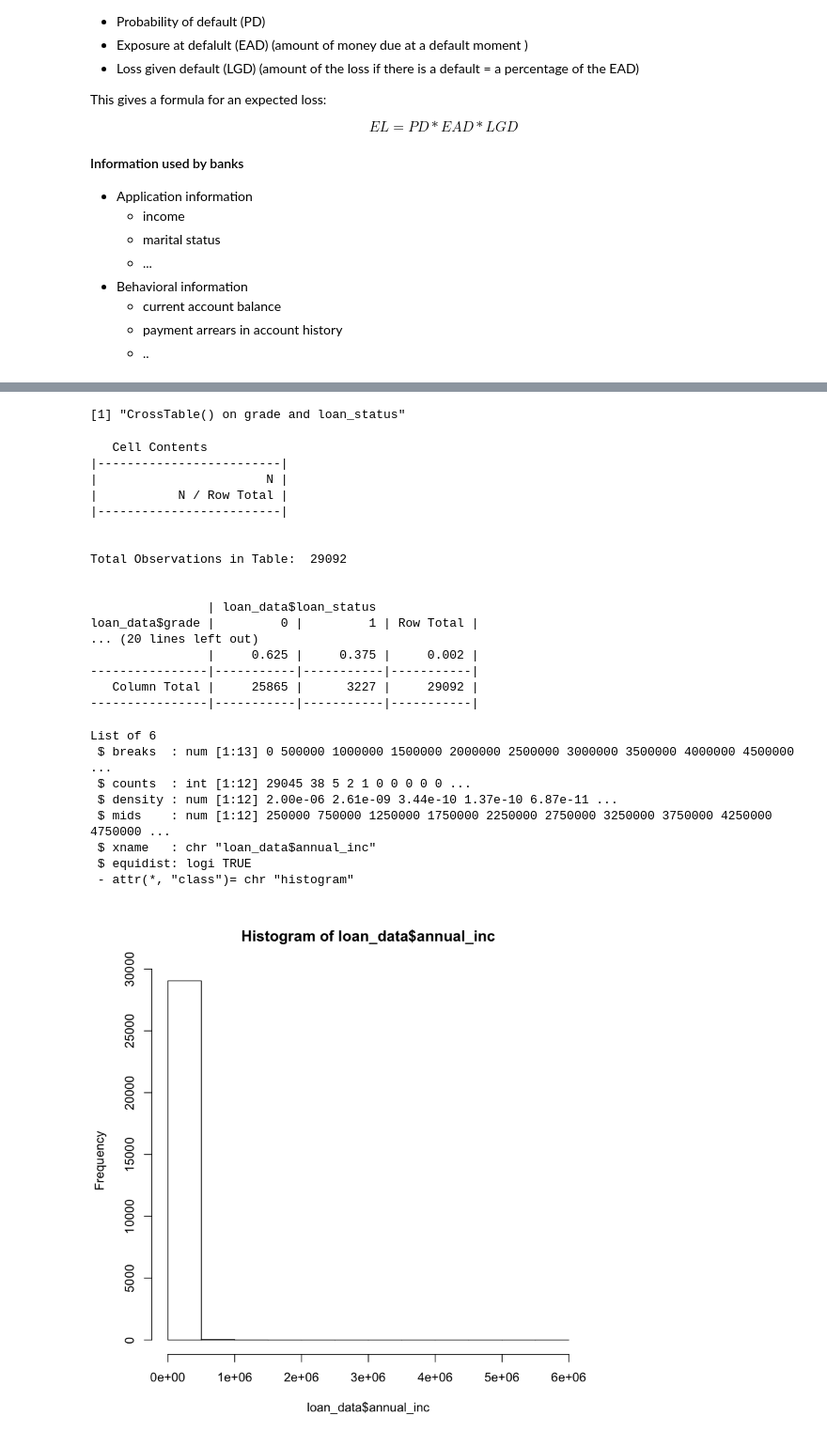
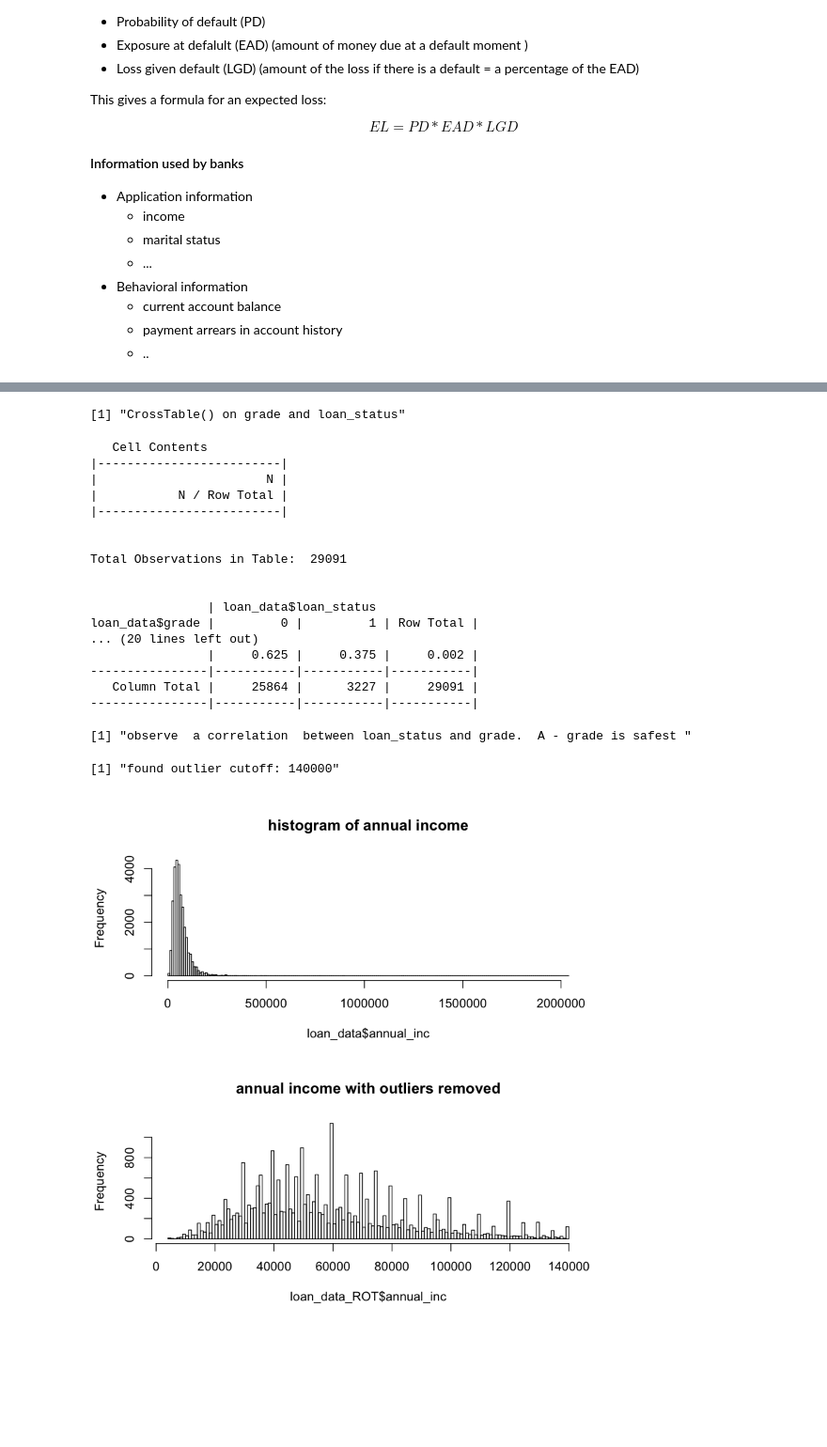
Before and after one commit to zslava/stats, a Jupyter notebook: datacamp/fin_credit_risk/model_credit_risk.ipynb, the cells around one changed output, grey strips where cells are left out. Shown at 94% size. Drawn from its saved outputs; the diff is of its cells as text; code cells hidden in the pictures; blank space fills up the shorter version.

```diff
--- a/datacamp/fin_credit_risk/model_credit_risk.ipynb
+++ b/datacamp/fin_credit_risk/model_credit_risk.ipynb
@@ -71,6 +78,7 @@ Total Observations in Table:  29092
 paste('CrossTable() on grade and loan_status')
 CrossTable(loan_data$grade, loan_data$loan_status, prop.r = TRUE,
 prop.c = FALSE, prop.t = FALSE, prop.chisq = FALSE)
+paste("observe  a correlation  between loan_status and grade.  A - grade is safest ")
 # %% [output]
 [1] "CrossTable() on grade and loan_status"
    Cell Contents
@@ -80,7 +88,7 @@ prop.c = FALSE, prop.t = FALSE, prop.chisq = FALSE)
 |-------------------------|
 
 
-Total Observations in Table:  29092
+Total Observations in Table:  29091
 
 
                 | loan_data$loan_status
@@ -88,19 +96,25 @@ loan_data$grade |         0 |         1 | Row Total |
 ... (20 lines left out)
                 |     0.625 |     0.375 |     0.002 |
 ----------------|-----------|-----------|-----------|
-   Column Total |     25865 |      3227 |     29092 |
+   Column Total |     25864 |      3227 |     29091 |
 ----------------|-----------|-----------|-----------|
+[1] "observe  a correlation  between loan_status and grade.  A - grade is safest "
-# %%
-### Histograms (checking for breaks)
-hist_1<-hist(loan_data$annual_inc)
-str(hist_1)
-# %% [output]
-List of 6
- $ breaks  : num [1:13] 0 500000 1000000 1500000 2000000 2500000 3000000 3500000 4000000 4500000 ...
- $ counts  : int [1:12] 29045 38 5 2 1 0 0 0 0 0 ...
- $ density : num [1:12] 2.00e-06 2.61e-09 3.44e-10 1.37e-10 6.87e-11 ...
- $ mids    : num [1:12] 250000 750000 1250000 1750000 2250000 2750000 3250000 3750000 4250000 4750000 ...
- $ xname   : chr "loan_data$annual_inc"
- $ equidist: logi TRUE
- - attr(*, "class")= chr "histogram"
-[figure, removed]
+# %%
+### Histograms (checking for breaks)
+# rule of thumb to find number of breaks
+n_breaks <- sqrt(nrow(loan_data)) # ~170
+par(mfrow=c(2,1))
+hist_1<-hist(loan_data$annual_inc, breaks=n_breaks, main="histogram of annual income")
+
+#lets add an outlier cut-off  of the income of 6 mil  with the rule 75%quanile + 1.5 * IQR
+outlier_cutoff <- quantile(loan_data$annual_inc, 0.75) + 1.5 * IQR(loan_data$annual_inc)
+print(paste("found outlier cutoff:", outlier_cutoff))
+
+index_outlier_ROT <- which(loan_data$annual_inc > outlier_cutoff) #ROT rule of thumb
+loan_data_ROT <- loan_data[-index_outlier_ROT,]
+
+nr_breaks <- sqrt(nrow(loan_data_ROT))
+hist_2<-hist(loan_data_ROT$annual_inc, breaks=nr_breaks, main="annual income with outliers removed")
+# %% [output]
+[1] "found outlier cutoff: 140000"
+[figure, added]
```
Also changed, not shown: parts of 17 cells of this notebook, 31 other files.
